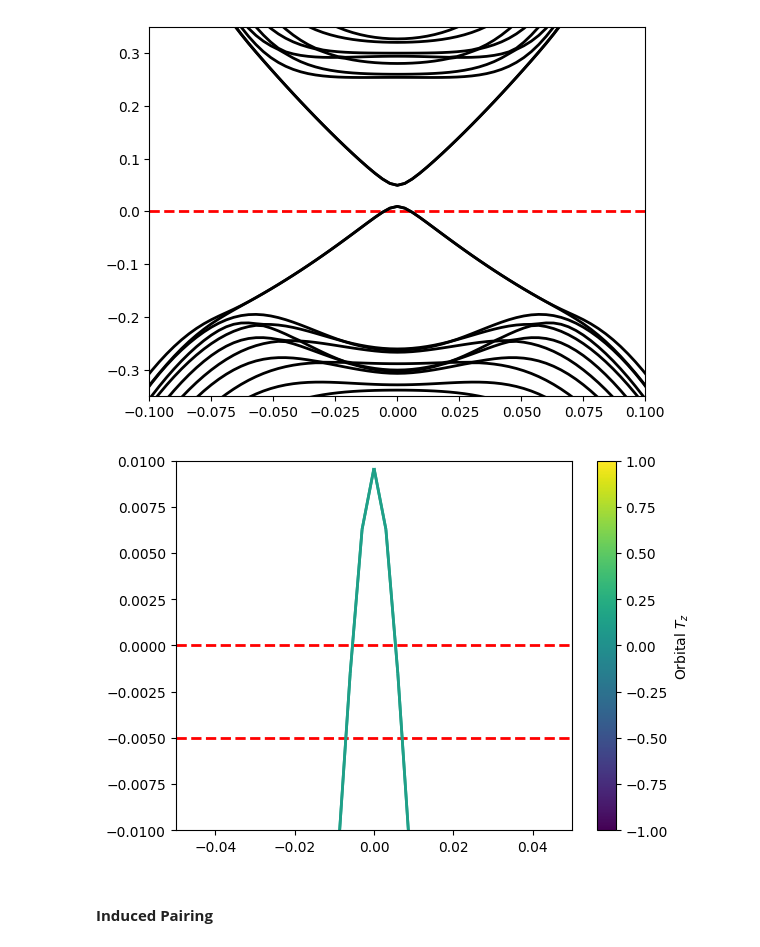
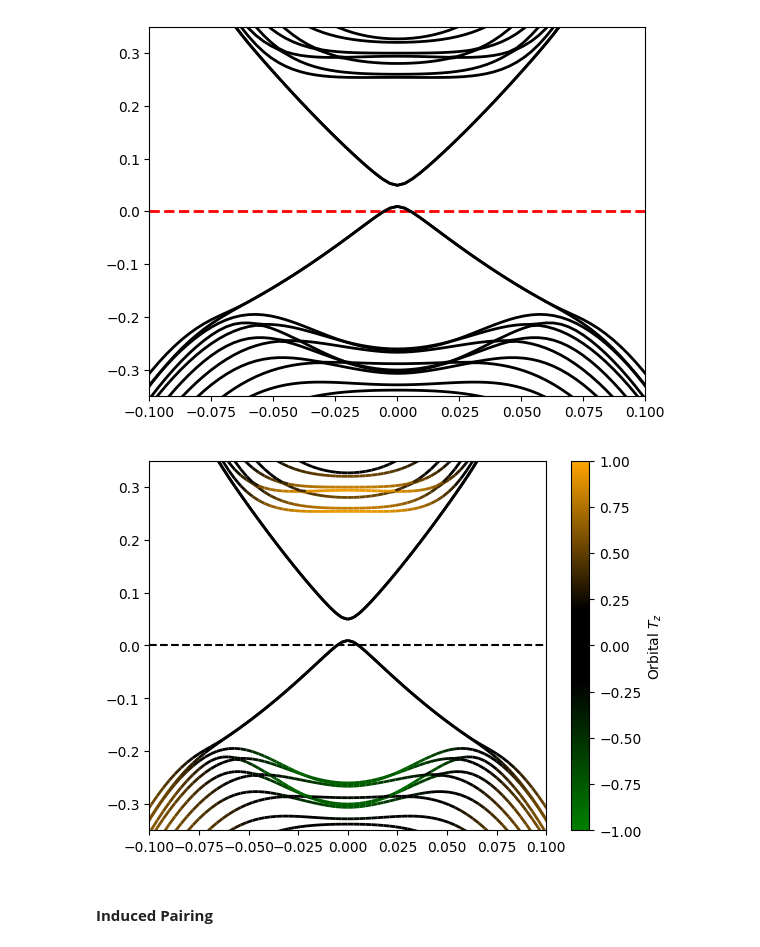
Before and after one commit to danidimic/MTI_SC_Gorkov, a Jupyter notebook: Pairing_Averaged_tau_+1.ipynb, the cells around one changed output. Saved outputs shown, nothing was run; the diff lists cells and outputs as text; code cells hidden in the pictures.

```diff
--- a/Pairing_Averaged_tau_+1.ipynb
+++ b/Pairing_Averaged_tau_+1.ipynb
@@ -79,12 +79,18 @@ ax.set_ylim(-0.35,0.35);
 [figure]
 # %%
 from matplotlib.colors import Normalize
+from matplotlib.colors import LinearSegmentedColormap
+
+# Define the custom colors
+colors = [(0.0, 'green'), (0.4, 'black'), (0.6, 'black'), (1.0, 'orange')]
+# Create colormap
+cmap = LinearSegmentedColormap.from_list('green_black_orange', colors, N=256)
+
 
 # figure
 fig, ax = plt.subplots(1)
 # horizontal line zero energy
-ax.axhline(0, ls='--', lw=2, c='red')
-ax.axhline(-0.005, ls='--', lw=2, c='red')
+ax.axhline(0, ls='--', lw=1.5, c='black')
 
 
 # number of k values
@@ -93,37 +99,37 @@ k_dim = spinors.shape[0]
 norm = Normalize(vmin=-1, vmax=1)
 
 # tau_z operator in orbital x spin basis
 Tz = np.kron(np.array([[1, 0], [0, -1]]), np.eye(2))
 
 
 n = 50
 for idx in range(n):
 
     # eigenstate index
     iegv = 200 - int(n/2) + idx
 
     # get spin z for colors
     tau_z = [np.sum([np.vdot(s, Tz @ s).real for s in spinors[kdx,iegv]]) for kdx in range(k_dim)]
 
     # define x and y arrays for plot
     x,y = momentum, egval[:,iegv]
 
     # create line segments between consecutive points
     points = np.array([x, y]).T.reshape(-1, 1, 2)
     segments = np.concatenate([points[:-1], points[1:]], axis=1)
 
     # create LineCollection
-    lc = LineCollection(segments, cmap='viridis', array=tau_z[:-1], lw=2, norm=norm)
+    lc = LineCollection(segments, cmap=cmap, array=tau_z[:-1], lw=2, norm=norm)
 
     # plot line
     line = ax.add_collection(lc)
 
 fig.colorbar(line, ax=ax, label="Orbital $T_z$")
 
-ax.set_xlim(-0.05,0.05);
-ax.set_ylim(-0.01,0.01);
+ax.set_xlim(-0.1,0.1);
+ax.set_ylim(-0.35,0.35);
 # %% [output]
-[figure, old version]
+[figure, new version]
 # %% [markdown]
 #### **Induced Pairing**
 # %%
```
Also changed, not shown: parts of 3 cells of this notebook, 14 other files.
